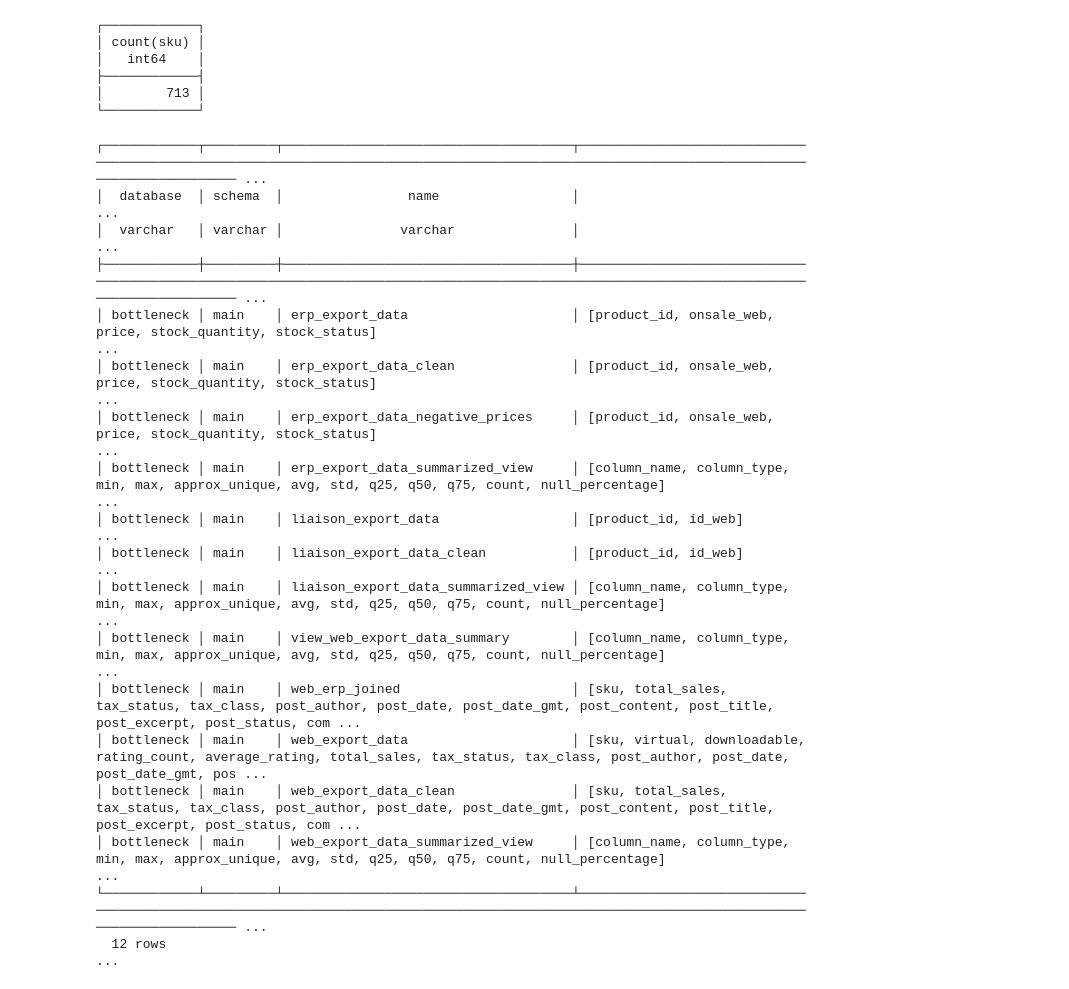
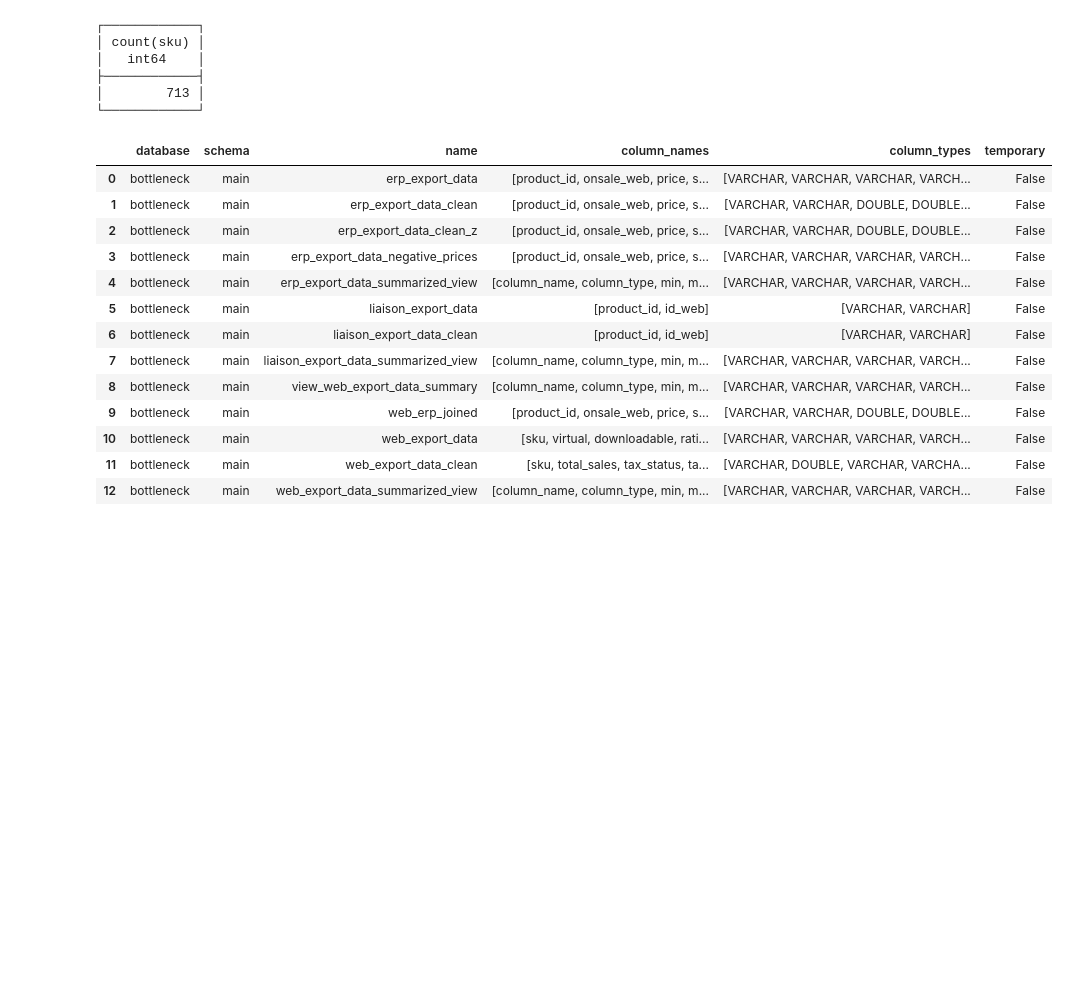
Before and after one commit to Sebules/Project_10_OpenClassrooms_Data_Engineer, a Jupyter notebook: notebook_projet_10.ipynb, the cells around one changed output. Cells and saved outputs as stored; diff of their text form; code cells hidden in the pictures; blank space fills up the shorter version.

```diff
--- a/notebook_projet_10.ipynb
+++ b/notebook_projet_10.ipynb
@@ -1023,23 +1070,19 @@ conn.sql("SELECT DISTINCT COUNT(sku) FROM bottleneck.web_export_data_clean ")
 │        713 │
 └────────────┘
 # %%
-conn.sql("SHOW ALL TABLES;")
+conn.sql("SHOW ALL TABLES;").df()
 # %% [output]
-┌────────────┬─────────┬─────────────────────────────────────┬────────────────────────────────────────────────────────────────────────────────────────────────────────────────────────────────────────── ...
-│  database  │ schema  │                name                 │                                                                                                                                           ...
-│  varchar   │ varchar │               varchar               │                                                                                                                                           ...
-├────────────┼─────────┼─────────────────────────────────────┼────────────────────────────────────────────────────────────────────────────────────────────────────────────────────────────────────────── ...
-│ bottleneck │ main    │ erp_export_data                     │ [product_id, onsale_web, price, stock_quantity, stock_status]                                                                             ...
-│ bottleneck │ main    │ erp_export_data_clean               │ [product_id, onsale_web, price, stock_quantity, stock_status]                                                                             ...
-│ bottleneck │ main    │ erp_export_data_negative_prices     │ [product_id, onsale_web, price, stock_quantity, stock_status]                                                                             ...
-│ bottleneck │ main    │ erp_export_data_summarized_view     │ [column_name, column_type, min, max, approx_unique, avg, std, q25, q50, q75, count, null_percentage]                                      ...
-│ bottleneck │ main    │ liaison_export_data                 │ [product_id, id_web]                                                                                                                      ...
-│ bottleneck │ main    │ liaison_export_data_clean           │ [product_id, id_web]                                                                                                                      ...
-│ bottleneck │ main    │ liaison_export_data_summarized_view │ [column_name, column_type, min, max, approx_unique, avg, std, q25, q50, q75, count, null_percentage]                                      ...
-│ bottleneck │ main    │ view_web_export_data_summary        │ [column_name, column_type, min, max, approx_unique, avg, std, q25, q50, q75, count, null_percentage]                                      ...
-│ bottleneck │ main    │ web_erp_joined                      │ [sku, total_sales, tax_status, tax_class, post_author, post_date, post_date_gmt, post_content, post_title, post_excerpt, post_status, com ...
-│ bottleneck │ main    │ web_export_data                     │ [sku, virtual, downloadable, rating_count, average_rating, total_sales, tax_status, tax_class, post_author, post_date, post_date_gmt, pos ...
-│ bottleneck │ main    │ web_export_data_clean               │ [sku, total_sales, tax_status, tax_class, post_author, post_date, post_date_gmt, post_content, post_title, post_excerpt, post_status, com ...
-│ bottleneck │ main    │ web_export_data_summarized_view     │ [column_name, column_type, min, max, approx_unique, avg, std, q25, q50, q75, count, null_percentage]                                      ...
-└────────────┴─────────┴─────────────────────────────────────┴────────────────────────────────────────────────────────────────────────────────────────────────────────────────────────────────────────── ...
-  12 rows                                                                                                                                                                                                ...
+|  | database | schema | name | column_names | column_types | temporary |
+| 0 | bottleneck | main | erp_export_data | [product_id, onsale_web, price, s... | [VARCHAR, VARCHAR, VARCHAR, VARCH... | False |
+| 1 | bottleneck | main | erp_export_data_clean | [product_id, onsale_web, price, s... | [VARCHAR, VARCHAR, DOUBLE, DOUBLE... | False |
+| 2 | bottleneck | main | erp_export_data_clean_z | [product_id, onsale_web, price, s... | [VARCHAR, VARCHAR, DOUBLE, DOUBLE... | False |
+| 3 | bottleneck | main | erp_export_data_negative_prices | [product_id, onsale_web, price, s... | [VARCHAR, VARCHAR, VARCHAR, VARCH... | False |
+| 4 | bottleneck | main | erp_export_data_summarized_view | [column_name, column_type, min, m... | [VARCHAR, VARCHAR, VARCHAR, VARCH... | False |
+| 5 | bottleneck | main | liaison_export_data | [product_id, id_web] | [VARCHAR, VARCHAR] | False |
+| 6 | bottleneck | main | liaison_export_data_clean | [product_id, id_web] | [VARCHAR, VARCHAR] | False |
+| 7 | bottleneck | main | liaison_export_data_summarized_view | [column_name, column_type, min, m... | [VARCHAR, VARCHAR, VARCHAR, VARCH... | False |
+| 8 | bottleneck | main | view_web_export_data_summary | [column_name, column_type, min, m... | [VARCHAR, VARCHAR, VARCHAR, VARCH... | False |
+| 9 | bottleneck | main | web_erp_joined | [product_id, onsale_web, price, s... | [VARCHAR, VARCHAR, DOUBLE, DOUBLE... | False |
+| 10 | bottleneck | main | web_export_data | [sku, virtual, downloadable, rati... | [VARCHAR, VARCHAR, VARCHAR, VARCH... | False |
+| 11 | bottleneck | main | web_export_data_clean | [sku, total_sales, tax_status, ta... | [VARCHAR, DOUBLE, VARCHAR, VARCHA... | False |
+| 12 | bottleneck | main | web_export_data_summarized_view | [column_name, column_type, min, m... | [VARCHAR, VARCHAR, VARCHAR, VARCH... | False |
```
Also changed, not shown: parts of 30 cells of this notebook, 1 other file.
